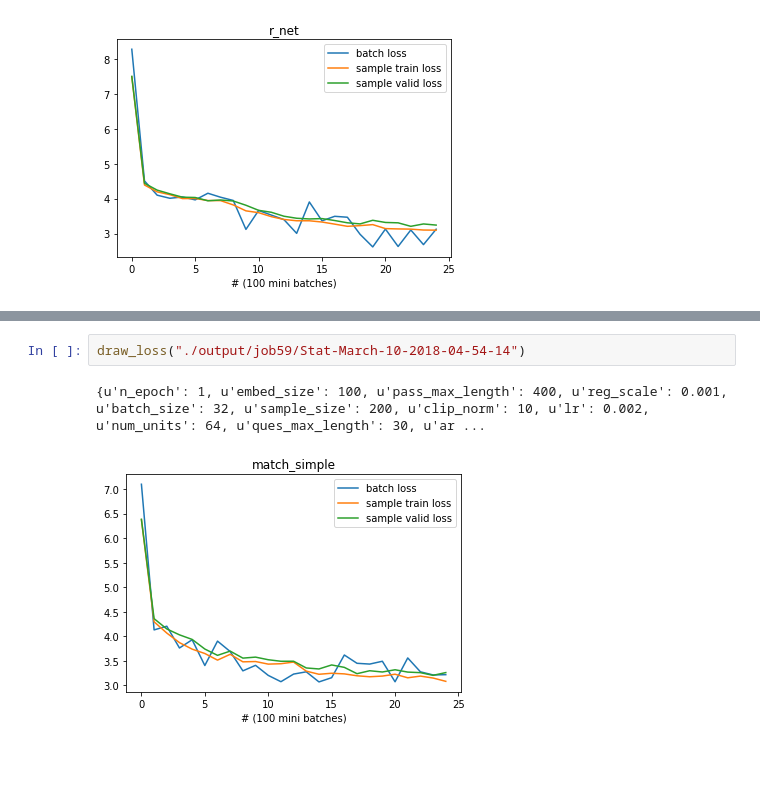
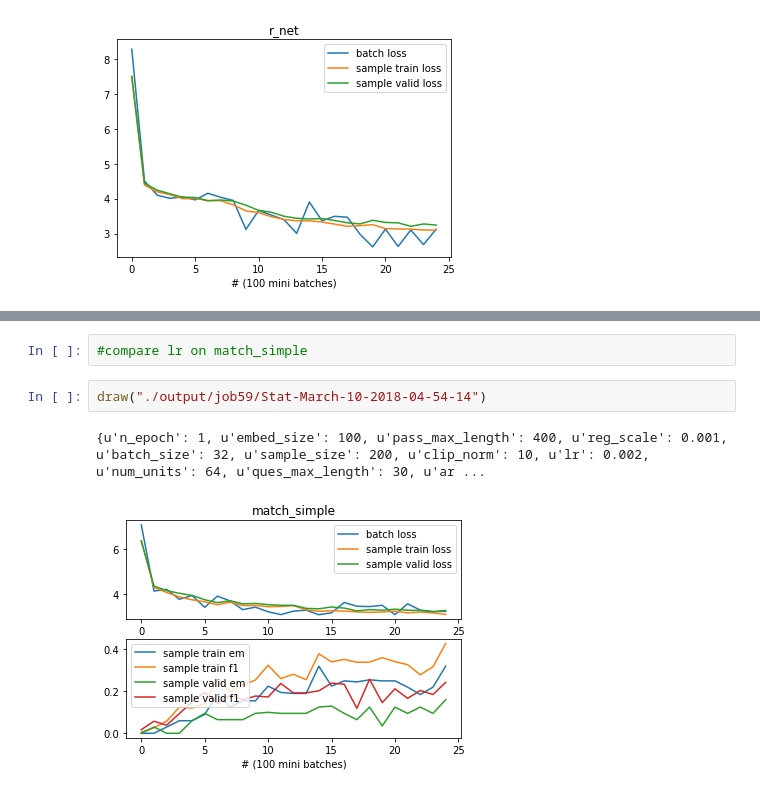
Before and after one commit to booooooooooooooo/297And8QuestionAnswer, a Jupyter notebook: implementation/dev/analysis.ipynb, the cells around one changed output, grey strips where cells are left out. Cells and saved outputs as stored; diff of their text form; blank space fills up the shorter version.

```diff
--- a/implementation/dev/analysis.ipynb
+++ b/implementation/dev/analysis.ipynb
@@ -147,5 +121,7 @@ draw_score("./output/job58/Stat-March-09-2018-11-13-35")
+# %%
+#compare lr on match_simple
 # %%
-draw_loss("./output/job59/Stat-March-10-2018-04-54-14")
+draw("./output/job59/Stat-March-10-2018-04-54-14")
 # %% [output]
 {u'n_epoch': 1, u'embed_size': 100, u'pass_max_length': 400, u'reg_scale': 0.001, u'batch_size': 32, u'sample_size': 200, u'clip_norm': 10, u'lr': 0.002, u'num_units': 64, u'ques_max_length': 30, u'ar ...
-[figure, old version]
+[figure, new version]
```
Also changed, not shown: parts of 22 cells of this notebook, 2 other files.
